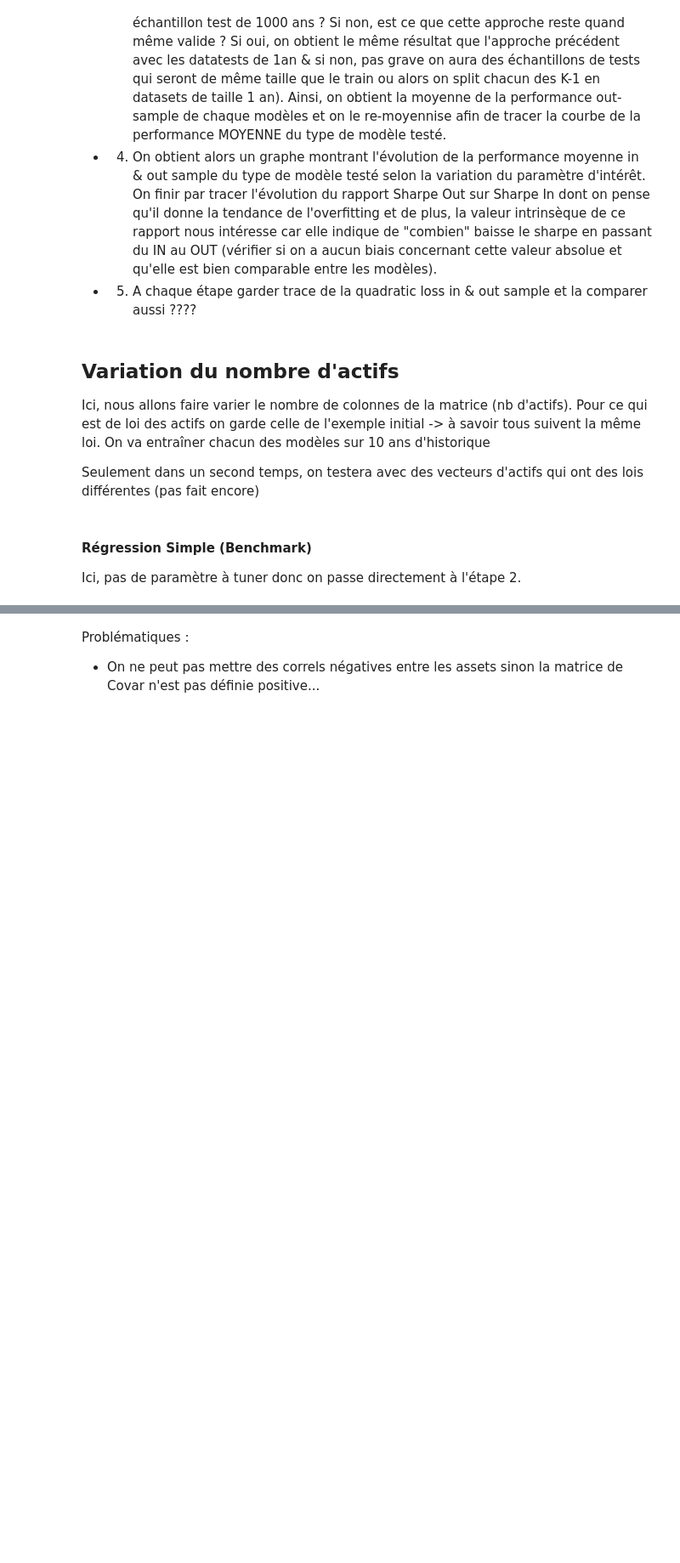
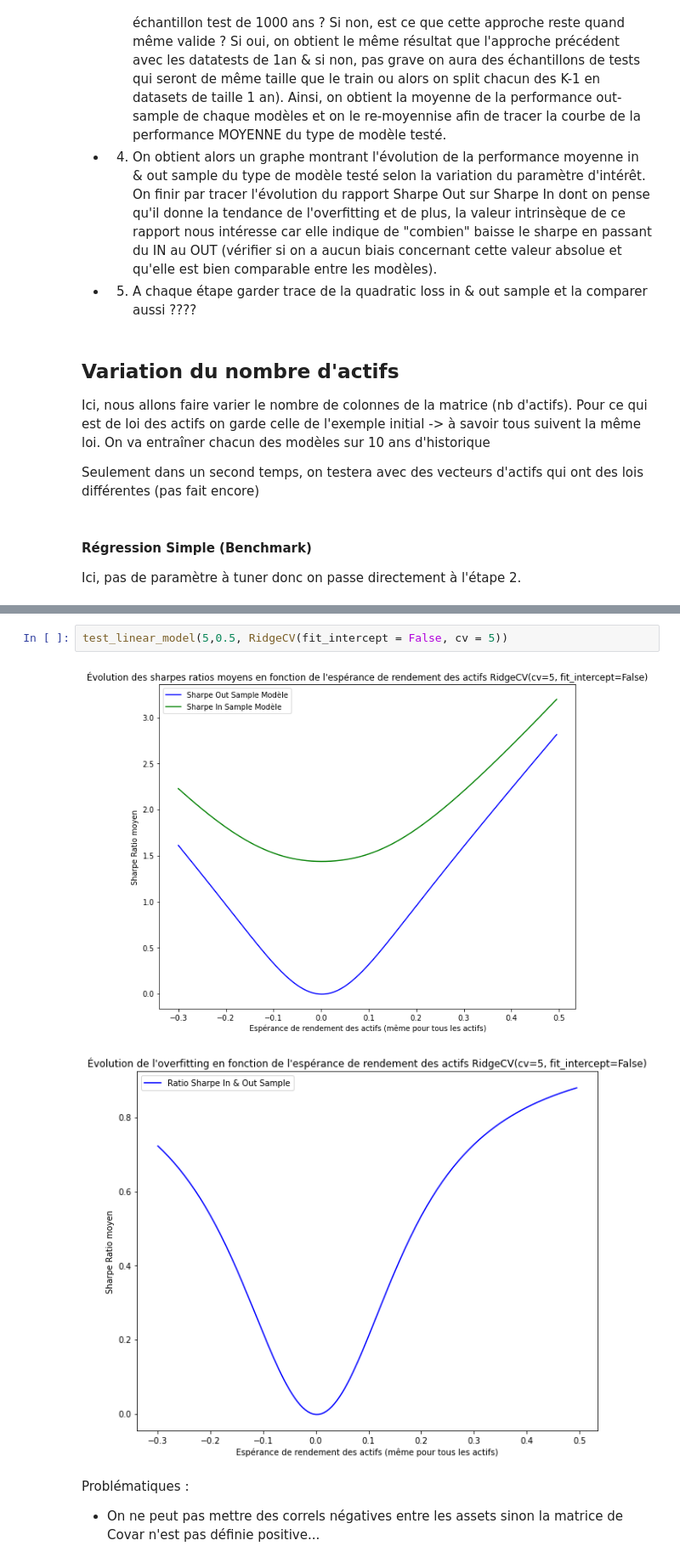
Before and after one commit to PyTomSss/StatApp_M1_ENSAE, a Jupyter notebook: Test_Linear_Models/Linear_Models_Without_Signals.ipynb, the cells around one changed output, grey strips where cells are left out. Shown at 85% size. Cells and saved outputs as stored; diff of their text form; blank space fills up the shorter version.

```diff
--- a/Test_Linear_Models/Linear_Models_Without_Signals.ipynb
+++ b/Test_Linear_Models/Linear_Models_Without_Signals.ipynb
@@ -87,3 +89,8 @@ test_linear_model(2,256*50, LinearRegression(fit_intercept = False))
+# %%
+test_linear_model(5,0.5, RidgeCV(fit_intercept = False, cv = 5))
+# %% [output]
+[figure, added]
+[figure, added]
 # %% [markdown]
 Problématiques :
 
```
Also changed, not shown: parts of 10 cells of this notebook, 1 other file.
